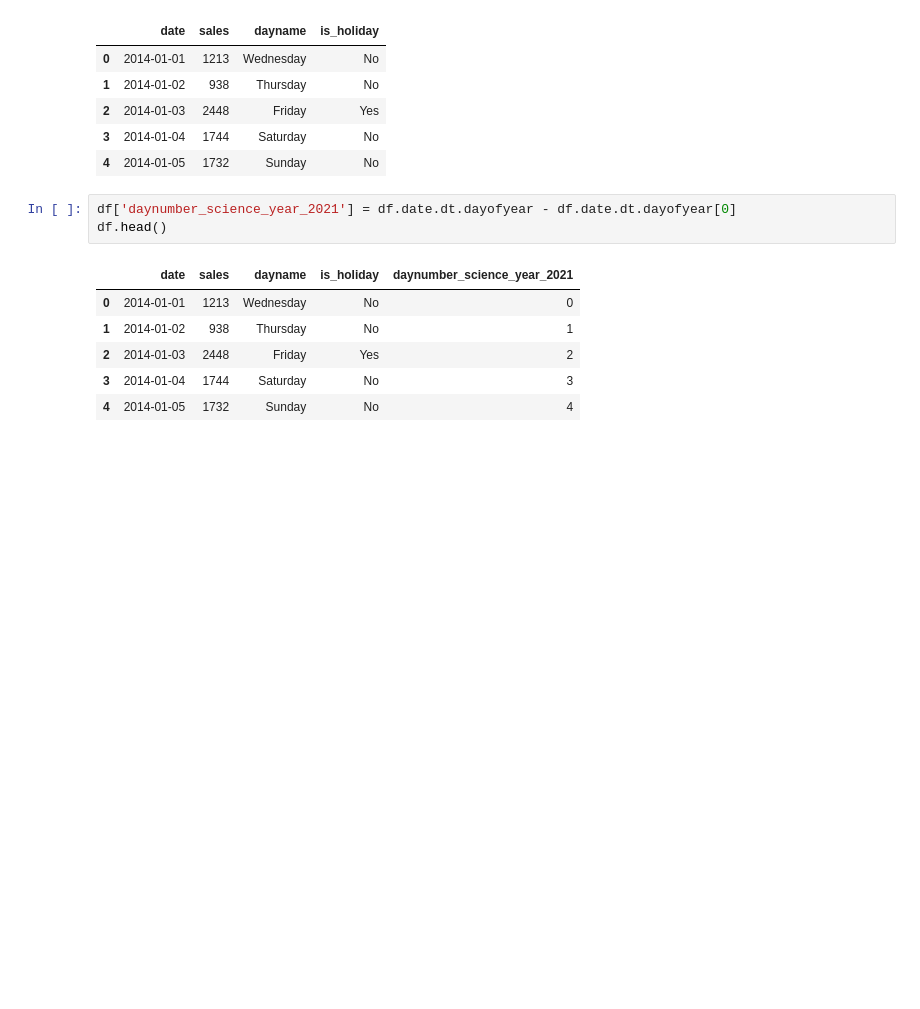
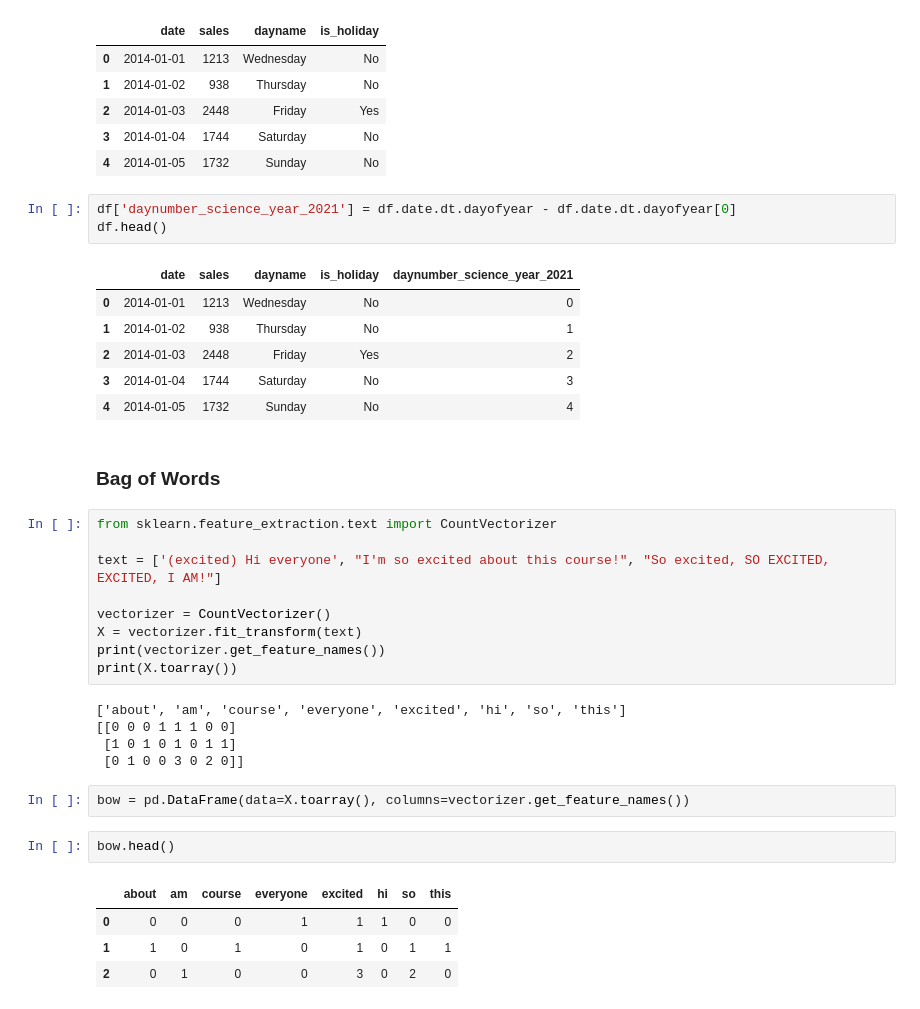
Before and after one commit to Nahid-Hassan/advanced-machine-learning-v1, a Jupyter notebook: code-colab/Advanced Machine Learning(HSE-Kaggle) - Feature Preprocessing and Generation with Respect to Models.ipynb, the cells around one changed output. Cells and saved outputs as stored; diff of their text form; blank space fills up the shorter version.

Commit message:
bag of words

```diff
--- a/code-colab/Advanced Machine Learning(HSE-Kaggle) - Feature Preprocessing and Generation with Respect to Models.ipynb
+++ b/code-colab/Advanced Machine Learning(HSE-Kaggle) - Feature Preprocessing and Generation with Respect to Models.ipynb
@@ -229,3 +229,28 @@ df.head()
 | 2 | 2014-01-03 | 2448 | Friday | Yes | 2 |
 | 3 | 2014-01-04 | 1744 | Saturday | No | 3 |
 | 4 | 2014-01-05 | 1732 | Sunday | No | 4 |
+# %% [markdown]
+### Bag of Words
+# %%
+from sklearn.feature_extraction.text import CountVectorizer
+
+text = ['(excited) Hi everyone', "I'm so excited about this course!", "So excited, SO EXCITED, EXCITED, I AM!"]
+
+vectorizer = CountVectorizer()
+X = vectorizer.fit_transform(text)
+print(vectorizer.get_feature_names())
+print(X.toarray())
+# %% [output]
+['about', 'am', 'course', 'everyone', 'excited', 'hi', 'so', 'this']
+[[0 0 0 1 1 1 0 0]
+ [1 0 1 0 1 0 1 1]
+ [0 1 0 0 3 0 2 0]]
+# %%
+bow = pd.DataFrame(data=X.toarray(), columns=vectorizer.get_feature_names())
+# %%
+bow.head()
+# %% [output]
+|  | about | am | course | everyone | excited | hi | so | this |
+| 0 | 0 | 0 | 0 | 1 | 1 | 1 | 0 | 0 |
+| 1 | 1 | 0 | 1 | 0 | 1 | 0 | 1 | 1 |
+| 2 | 0 | 1 | 0 | 0 | 3 | 0 | 2 | 0 |
```
Also changed, not shown: parts of 9 cells of this notebook, 10 other files.
